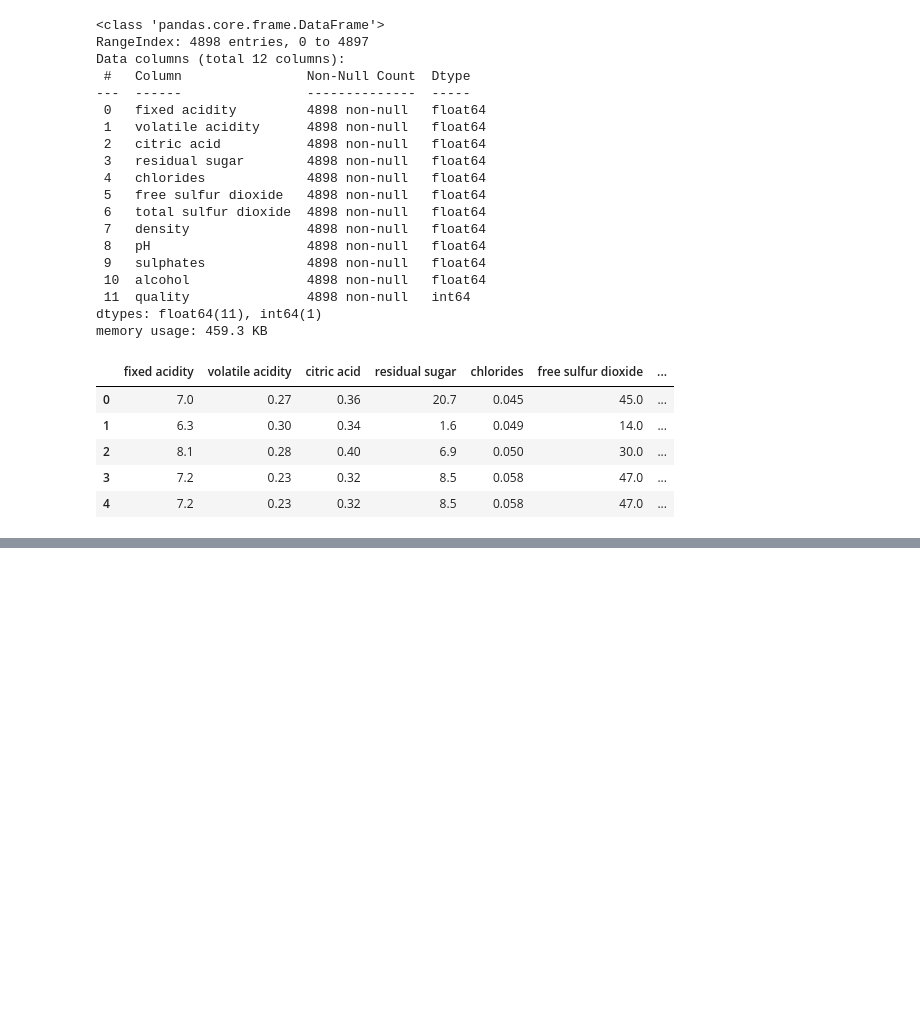
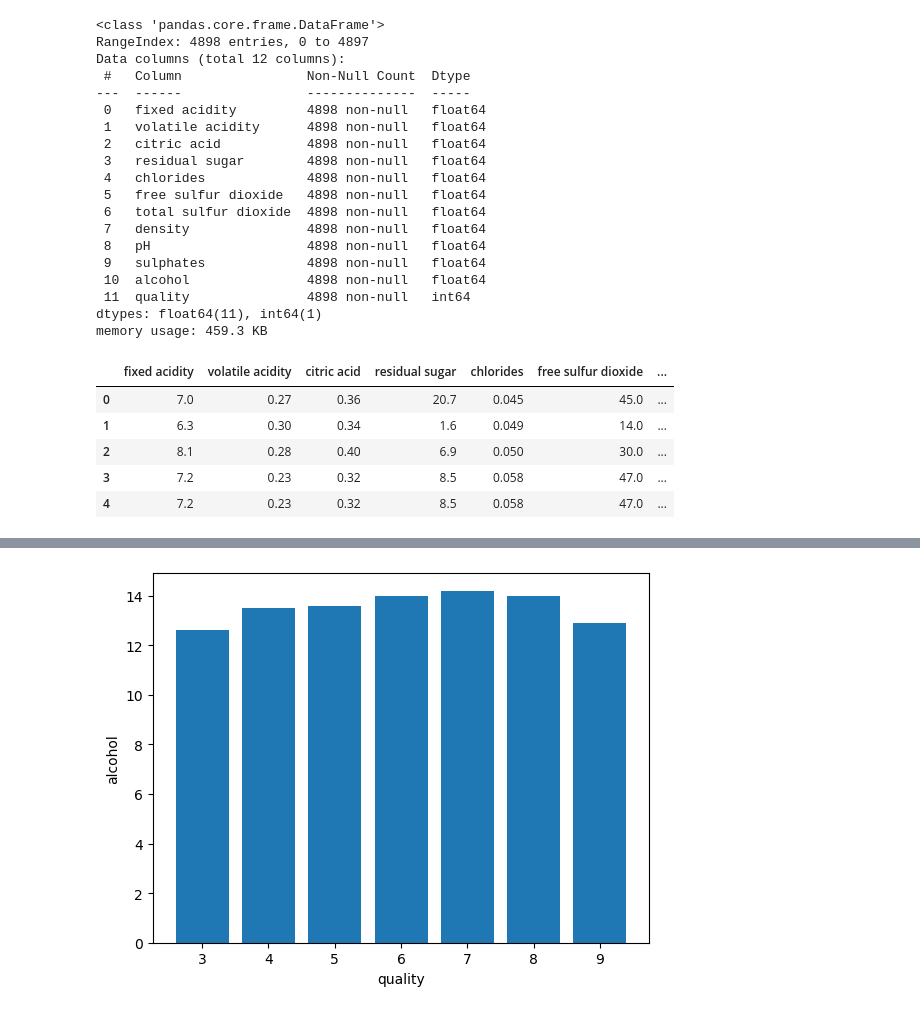
Before and after one commit to codeXpawan/college-lab, a Jupyter notebook: Data Mining/Task2.ipynb, the cells around one changed output, grey strips where cells are left out. Drawn from its saved outputs; the diff is of its cells as text; code cells hidden in the pictures; blank space fills up the shorter version.

```diff
--- a/Data Mining/Task2.ipynb
+++ b/Data Mining/Task2.ipynb
@@ -101,0 +71,8 @@ weighted avg       0.55      0.55      0.55       980
+# %%
+
+plt.bar(df['quality'], df['alcohol'])
+plt.xlabel('quality')
+plt.ylabel('alcohol')
+plt.show()
+# %% [output]
+[figure, added]
```
Also changed, not shown: parts of 20 cells of this notebook, 1 other file.
